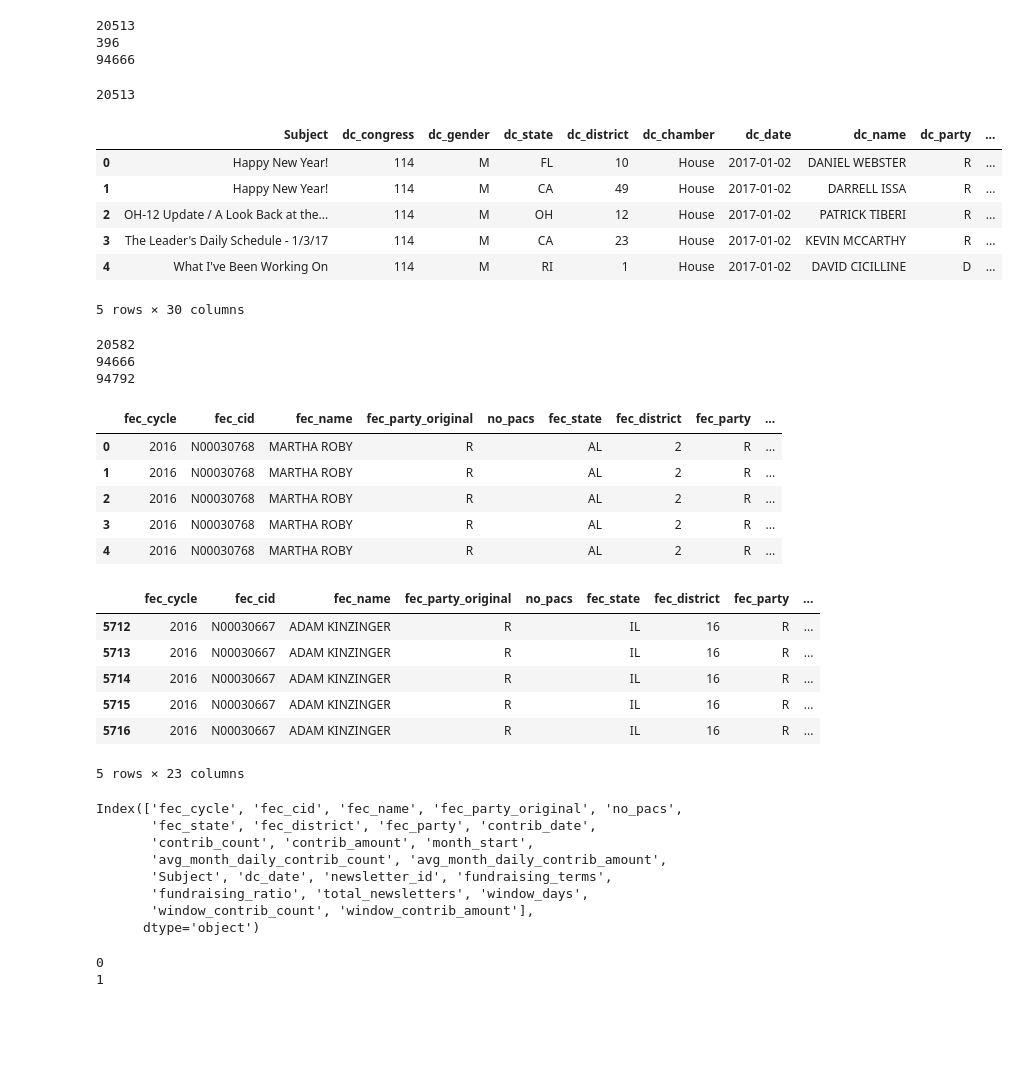
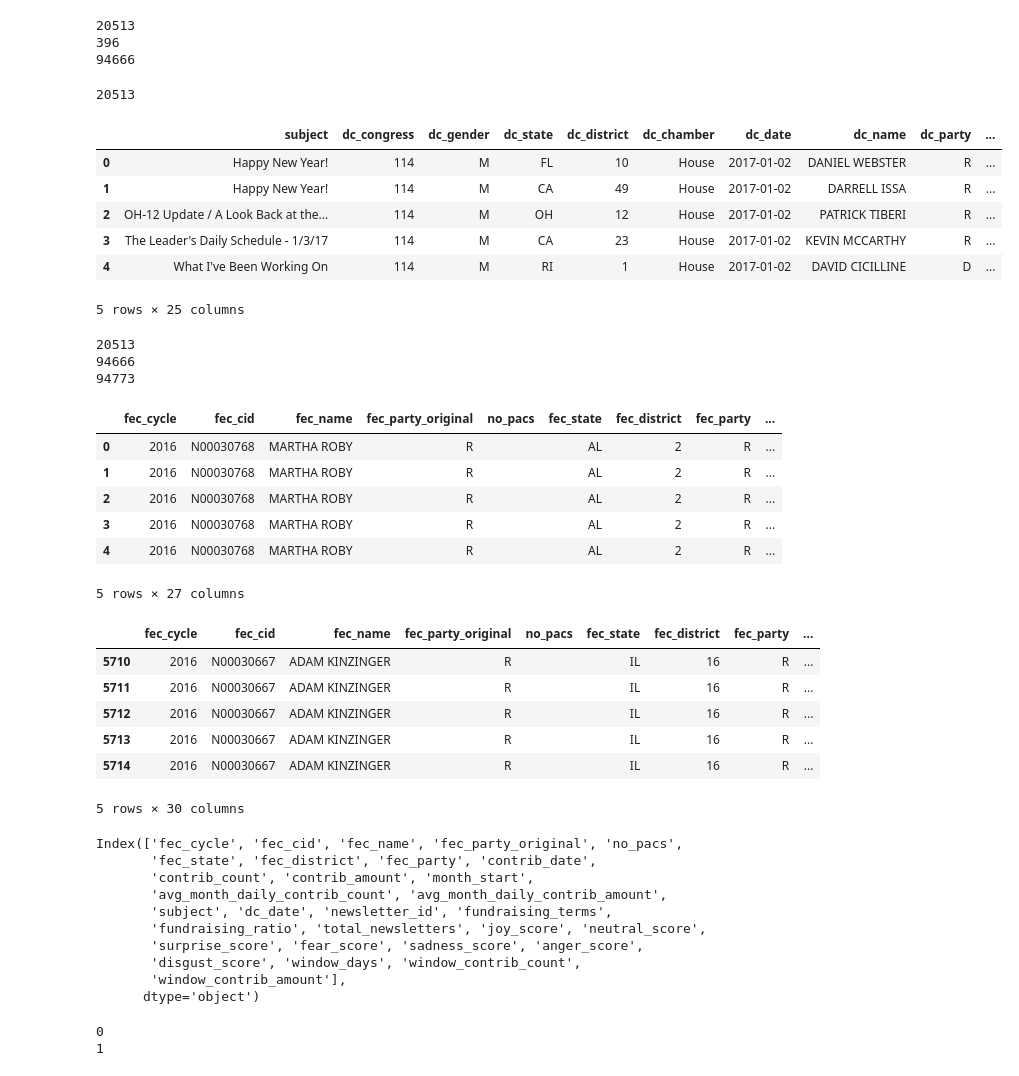
Before and after one commit to marobinette/cfd-project-ds1, a Jupyter notebook: notebooks/Matched_Politicians_Dataset_Creation.ipynb, the cells around one changed output. Saved outputs shown, nothing was run; the diff lists cells and outputs as text; code cells hidden in the pictures; blank space fills up the shorter version.

Commit message:
Fixes to emotion score joins

```diff
--- a/notebooks/Matched_Politicians_Dataset_Creation.ipynb
+++ b/notebooks/Matched_Politicians_Dataset_Creation.ipynb
@@ -646,40 +646,41 @@ dcinbox_merged_df = dcinbox_emotion_df.merge(
     how = 'left'
 )
 
 # Drop the columns we don't need
 dcinbox_merged_df = dcinbox_merged_df.drop(columns=['fec_state', 'fec_district', 'fec_party', "target_id", "append_attribute2", "append_attribute3",
                                                 "matched_scorer", "Party Full", "dcinbox_name", "ID", "similarity_score"])
 
 # Field cleanup & type correction
 # dcinbox_merged_df["Date"] == "2020-02-01"
 # print(summ_df['fec_cycle'] = dc_inbox_sum_df['fec_cycle'].fillna(0).astype(int)
 # dc_inbox_sum_df['similarity_score'] = dc_inbox_sum_df['similarity_score'].fillna(0).astype(int)
 dcinbox_merged_df['Date'] = pd.to_datetime(dcinbox_merged_df['Date'])
+dcinbox_merged_df = dcinbox_merged_df.rename(columns={'Subject': 'subject'})
 
 # Rename columns so they won't clash with the FEC data file
 dcinbox_merged_df = dcinbox_merged_df.rename(columns={
     "Full Name": "dc_name",
     "Date": "dc_date",
     "Congress": "dc_congress",
     "Gender": "dc_gender",
     "State": "dc_state",
     "District": "dc_district",
     "Chamber": "dc_chamber",
     "Party": "dc_party"
 })
 
 print(len(dcinbox_merged_df))
 dcinbox_merged_df.head()
 # dc_inbox_sum_df.info()
 # %% [output]
 20513
-|  | Subject | dc_congress | dc_gender | dc_state | dc_district | dc_chamber | dc_date | dc_name | dc_party | ... |
+|  | subject | dc_congress | dc_gender | dc_state | dc_district | dc_chamber | dc_date | dc_name | dc_party | ... |
 | 0 | Happy New Year! | 114 | M | FL | 10 | House | 2017-01-02 | DANIEL WEBSTER | R | ... |
 | 1 | Happy New Year! | 114 | M | CA | 49 | House | 2017-01-02 | DARRELL ISSA | R | ... |
 | 2 | OH-12 Update / A Look Back at the... | 114 | M | OH | 12 | House | 2017-01-02 | PATRICK TIBERI | R | ... |
 | 3 | The Leader's Daily Schedule - 1/3/17 | 114 | M | CA | 23 | House | 2017-01-02 | KEVIN MCCARTHY | R | ... |
 | 4 | What I've Been Working On | 114 | M | RI | 1 | House | 2017-01-02 | DAVID CICILLINE | D | ... |
-5 rows × 30 columns
+5 rows × 25 columns
 # %%
 # Join summarized FEC and DC Inbox into a new data frame (left join) by day & politician,
 # For use in computing rolling window contribution amount & count columns
@@ -706,15 +707,16 @@ print(len(window_col_join_df))
 window_col_join_df.head()
 # dc_inbox_sum_df.info()
 # %% [output]
-20582
+20513
 94666
-94792
+94773
 |  | fec_cycle | fec_cid | fec_name | fec_party_original | no_pacs | fec_state | fec_district | fec_party | ... |
 | 0 | 2016 | N00030768 | MARTHA ROBY | R |  | AL | 2 | R | ... |
 | 1 | 2016 | N00030768 | MARTHA ROBY | R |  | AL | 2 | R | ... |
 | 2 | 2016 | N00030768 | MARTHA ROBY | R |  | AL | 2 | R | ... |
 | 3 | 2016 | N00030768 | MARTHA ROBY | R |  | AL | 2 | R | ... |
 | 4 | 2016 | N00030768 | MARTHA ROBY | R |  | AL | 2 | R | ... |
+5 rows × 27 columns
 # %%
 # Add a rolling window of a set number of days after the initial newsletter date to the joined FEC/DC Inbox data frame
 
@@ -813,12 +815,12 @@ window_col_df.head()
 # window_col_nonzero_df.head()
 # %% [output]
 |  | fec_cycle | fec_cid | fec_name | fec_party_original | no_pacs | fec_state | fec_district | fec_party | ... |
+| 5710 | 2016 | N00030667 | ADAM KINZINGER | R |  | IL | 16 | R | ... |
+| 5711 | 2016 | N00030667 | ADAM KINZINGER | R |  | IL | 16 | R | ... |
 | 5712 | 2016 | N00030667 | ADAM KINZINGER | R |  | IL | 16 | R | ... |
 | 5713 | 2016 | N00030667 | ADAM KINZINGER | R |  | IL | 16 | R | ... |
 | 5714 | 2016 | N00030667 | ADAM KINZINGER | R |  | IL | 16 | R | ... |
-| 5715 | 2016 | N00030667 | ADAM KINZINGER | R |  | IL | 16 | R | ... |
-| 5716 | 2016 | N00030667 | ADAM KINZINGER | R |  | IL | 16 | R | ... |
-5 rows × 23 columns
+5 rows × 30 columns
 # %%
 window_col_df.columns
 # %% [output]
@@ -826,9 +828,11 @@ Index(['fec_cycle', 'fec_cid', 'fec_name', 'fec_party_original', 'no_pacs',
        'fec_state', 'fec_district', 'fec_party', 'contrib_date',
        'contrib_count', 'contrib_amount', 'month_start',
        'avg_month_daily_contrib_count', 'avg_month_daily_contrib_amount',
-       'Subject', 'dc_date', 'newsletter_id', 'fundraising_terms',
-       'fundraising_ratio', 'total_newsletters', 'window_days',
-       'window_contrib_count', 'window_contrib_amount'],
+       'subject', 'dc_date', 'newsletter_id', 'fundraising_terms',
+       'fundraising_ratio', 'total_newsletters', 'joy_score', 'neutral_score',
+       'surprise_score', 'fear_score', 'sadness_score', 'anger_score',
+       'disgust_score', 'window_days', 'window_contrib_count',
+       'window_contrib_amount'],
       dtype='object')
 # %%
 # QC for joining
```
Also changed, not shown: parts of 8 cells of this notebook, 1 other file.
